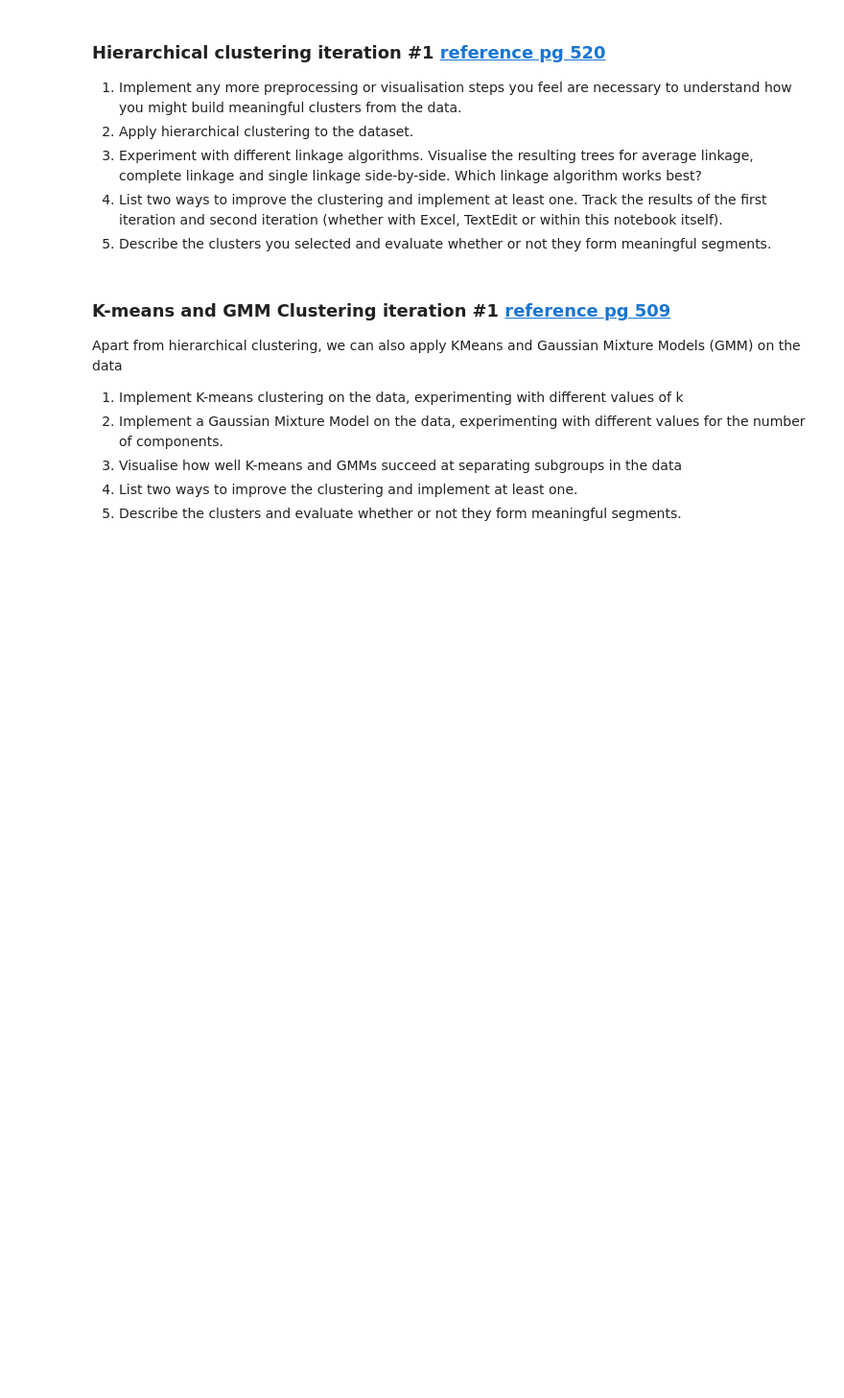
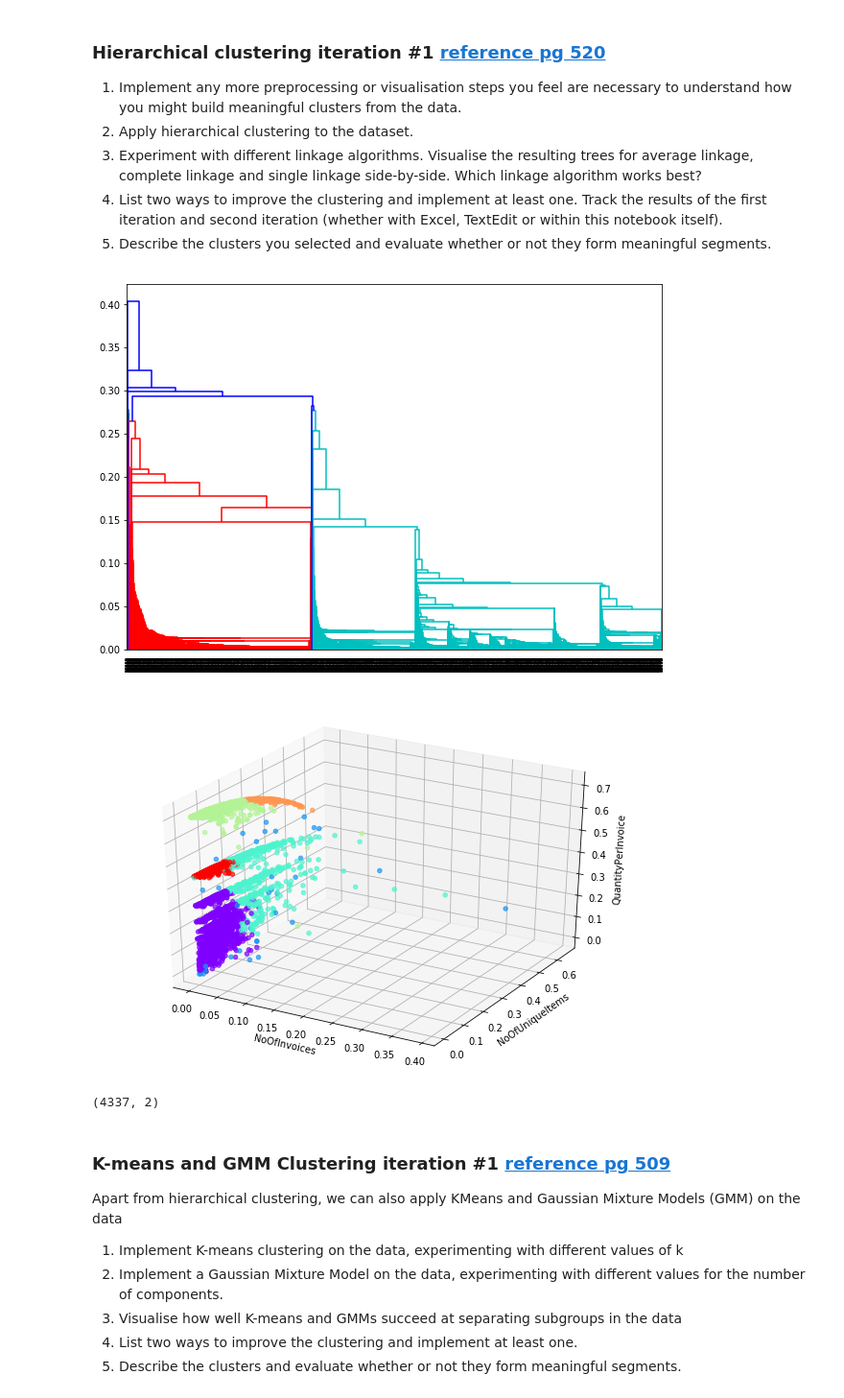
Before and after one commit to nickyeolk/aiap_projects, a Jupyter notebook: aiap-week3/Part 1 Notebook I.ipynb, the cells around one changed output. Shown at 96% size. Drawn from its saved outputs; the diff is of its cells as text; code cells hidden in the pictures; blank space fills up the shorter version.

```diff
--- a/aiap-week3/Part 1 Notebook I.ipynb
+++ b/aiap-week3/Part 1 Notebook I.ipynb
@@ -205,43 +215,64 @@ df_new.to_pickle('./data/engineered_df.pkl')
 3. List two ways to improve the clustering and implement at least one. Track the results of the first iteration and second iteration (whether with Excel, TextEdit or within this notebook itself).
 4. Describe the clusters you selected and evaluate whether or not they form meaningful segments.
 # %%
-# %matplotlib qt
-%matplotlib inline
+%matplotlib qt
+# %matplotlib inline
 from scipy.cluster.hierarchy import dendrogram, linkage
 from sklearn.cluster import AgglomerativeClustering
 from mpl_toolkits.mplot3d import axes3d
+from sklearn.preprocessing import StandardScaler
+from sklearn.preprocessing import normalize
 df_clus = pd.read_pickle('./data/engineered_df.pkl')
 
 
 features = ['QuantityPerInvoice','UniqueItemsPerInvoice']
 features = df_clus.columns
 labelList = df_clus.index
 X = df_clus[features]
+# X = StandardScaler().fit_transform(X)
+X = normalize(X)
+
+def make_figure(X,labels,axii=[0,1,2],rotate=False):
+    fig = plt.figure(figsize=(10, 7))
+    ax = fig.add_subplot(111, projection='3d')
+    ax.scatter(X[:,axii[0]], X[:,axii[1]], X[:,axii[2]], c=labels, cmap='rainbow',alpha=0.7)
+    ax.set_xlabel(features[axii[0]])
+    ax.set_ylabel(features[axii[1]])
+    ax.set_zlabel(features[axii[2]])
+    if rotate:
+    # rotate the axes and update
+        for angle in range(0, 360):
+            ax.view_init(30, angle)
+            plt.draw()
+            plt.pause(.001)
 
 def make_dendogram(X):
     linked = linkage(X, 'single')
     plt.figure(figsize=(10, 7))
     dendrogram(linked,
                 orientation='top',
                 labels=labelList,
                 distance_sort='descending',
                 show_leaf_counts=True)
     plt.show()
 
 def make_clustering(X,nclusters):
     cluster = AgglomerativeClustering(n_clusters=nclusters, affinity='euclidean', linkage='ward')
     cluster.fit_predict(X)
-    fig = plt.figure(figsize=(10, 7))
-    ax = fig.add_subplot(111, projection='3d')
-    ax.scatter(X.iloc[:,0], X.iloc[:,1], X.iloc[:,3], c=cluster.labels_, cmap='rainbow',alpha=0.7)
-#     # rotate the axes and update
-#     for angle in range(0, 360):
-#         ax.view_init(30, angle)
-#         plt.draw()
-#         plt.pause(.001)
+    make_figure(X,cluster.labels_)
+
+    return cluster
+
 
 make_dendogram(X)
-make_clustering(X,6)
+cluster = make_clustering(X,6)
+# %% [output]
+[figure, added]
+[figure, added]
+# %%
+np.shape(cluster.children_)
+# %% [output]
+(4337, 2)
 # %% [markdown]
 ### K-means and GMM Clustering iteration #1 [reference pg 509](https://web.stanford.edu/~hastie/Papers/ESLII.pdf)
 Apart from hierarchical clustering, we can also apply KMeans and Gaussian Mixture Models (GMM) on the data
```
Also changed, not shown: parts of 7 cells of this notebook.
